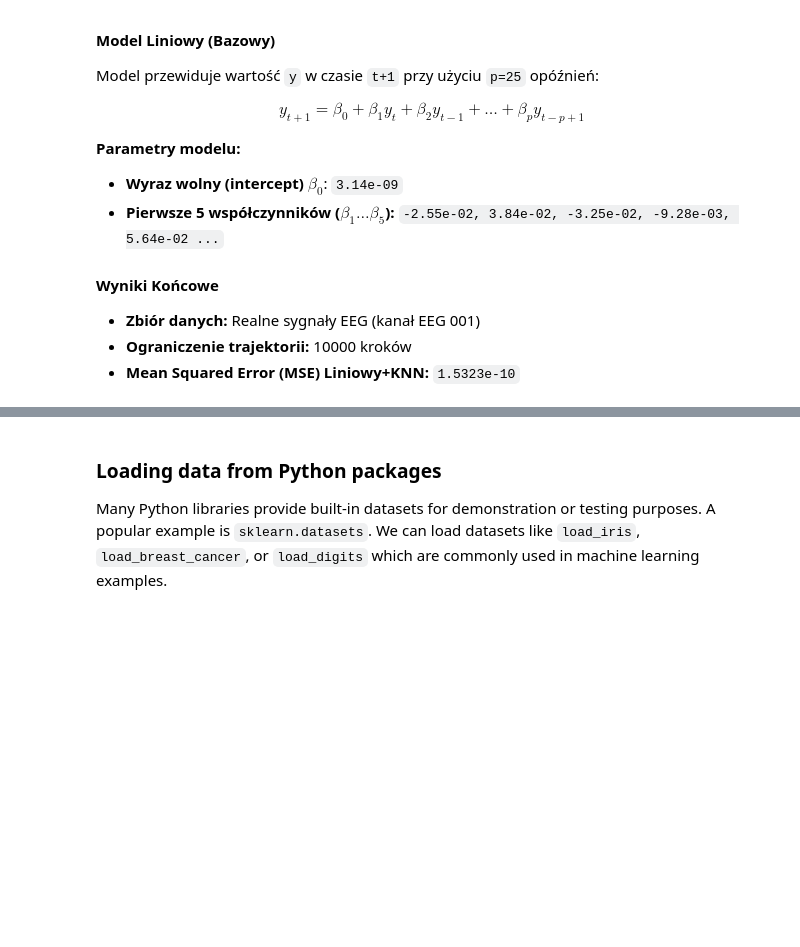
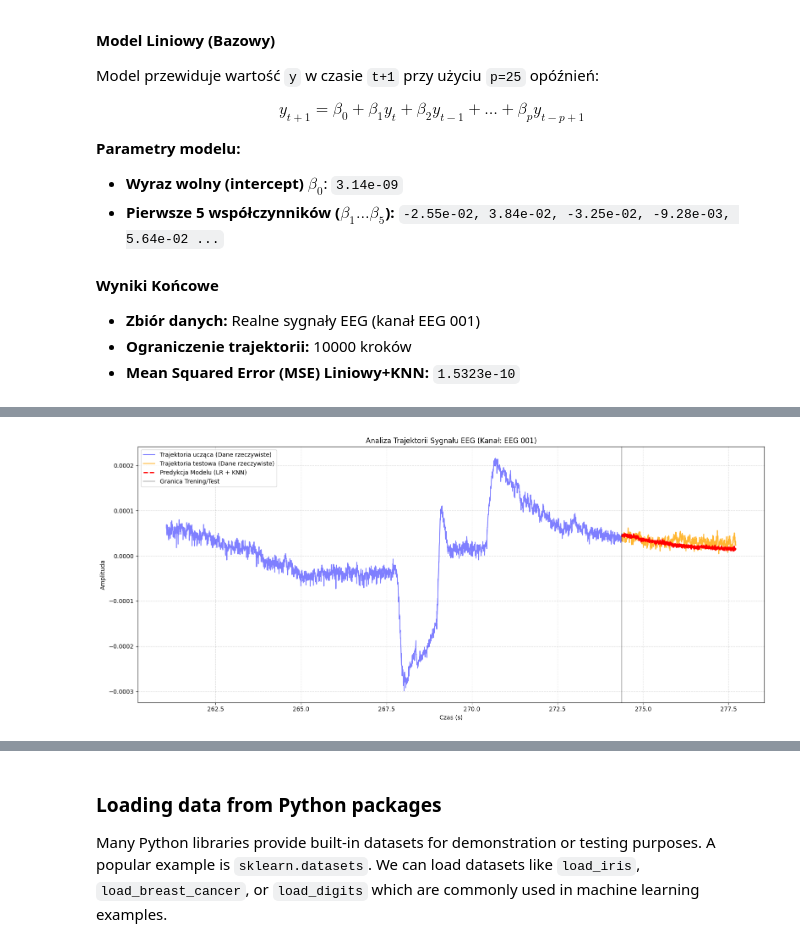
Before and after one commit to piwmat/test, a Jupyter notebook: Untitled1.ipynb, the cells around one changed output, grey strips where cells are left out. Drawn from its saved outputs; the diff is of its cells as text; code cells hidden in the pictures; blank space fills up the shorter version.

```diff
--- a/Untitled1.ipynb
+++ b/Untitled1.ipynb
@@ -442,0 +547,33 @@ $$y_{t+1} = \beta_0 + \beta_1 y_t + \beta_2 y_{t-1} + \dots + \beta_p y_{t-p+1}$
+# %%
+import matplotlib.pyplot as plt
+
+# Przygotowanie osi czasu dla całego okna (10,000 próbek)
+os_czasu_trening = os_czasu[:rozmiar_treningowy]
+os_czasu_test = os_czasu[rozmiar_treningowy:]
+
+plt.figure(figsize=(16, 7))
+
+# 1. Trajektoria ucząca (Trening)
+plt.plot(os_czasu_trening, dane_treningowe, label='Trajektoria ucząca (Dane rzeczywiste)', color='blue', alpha=0.5)
+
+# 2. Trajektoria testowa (Rzeczywista)
+plt.plot(os_czasu_test, dane_testowe, label='Trajektoria testowa (Dane rzeczywiste)', color='orange', alpha=0.8)
+
+# 3. Predykcja modelu na trajektorii testowej
+plt.plot(os_czasu_test, final_predictions_combined_lr, label='Predykcja Modelu (LR + KNN)', color='red', linestyle='--', lw=2)
+
+# Linia podziału
+plt.axvline(x=os_czasu_trening[-1], color='black', linestyle='-', alpha=0.3, label='Granica Trening/Test')
+
+plt.title(f'Analiza Trajektorii Sygnału EEG (Kanał: {ch_name})')
+plt.xlabel('Czas (s)')
+plt.ylabel('Amplituda')
+plt.legend(loc='upper left')
+plt.grid(True, which='both', linestyle='--', alpha=0.5)
+
+# Dodanie zbliżenia na fragment testowy w mniejszym oknie (inset) jeśli to możliwe,
+# ale tutaj skupimy się na czytelnym podziale.
+plt.tight_layout()
+plt.show()
+# %% [output]
+[figure, added]
```
Also changed, not shown: parts of 11 cells of this notebook.
